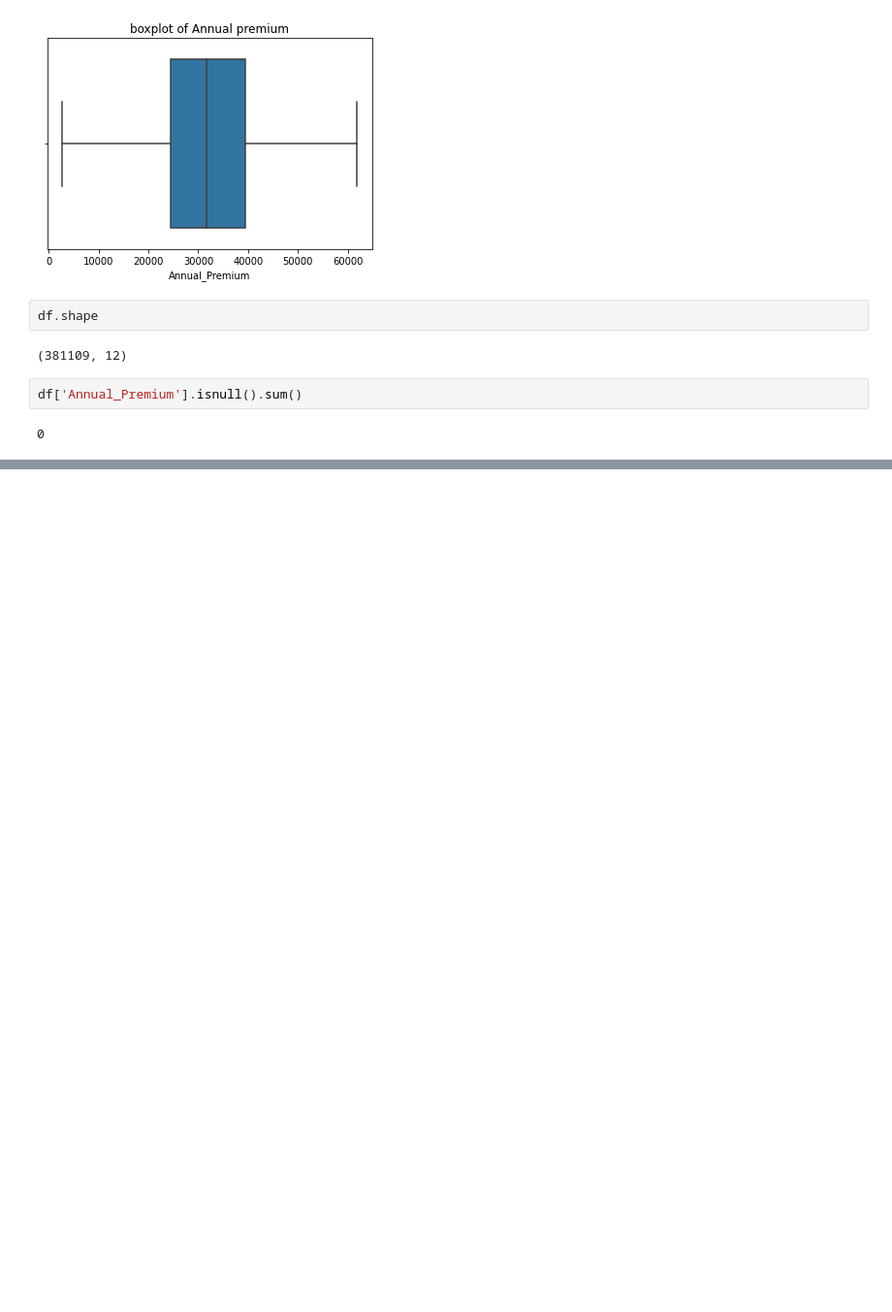
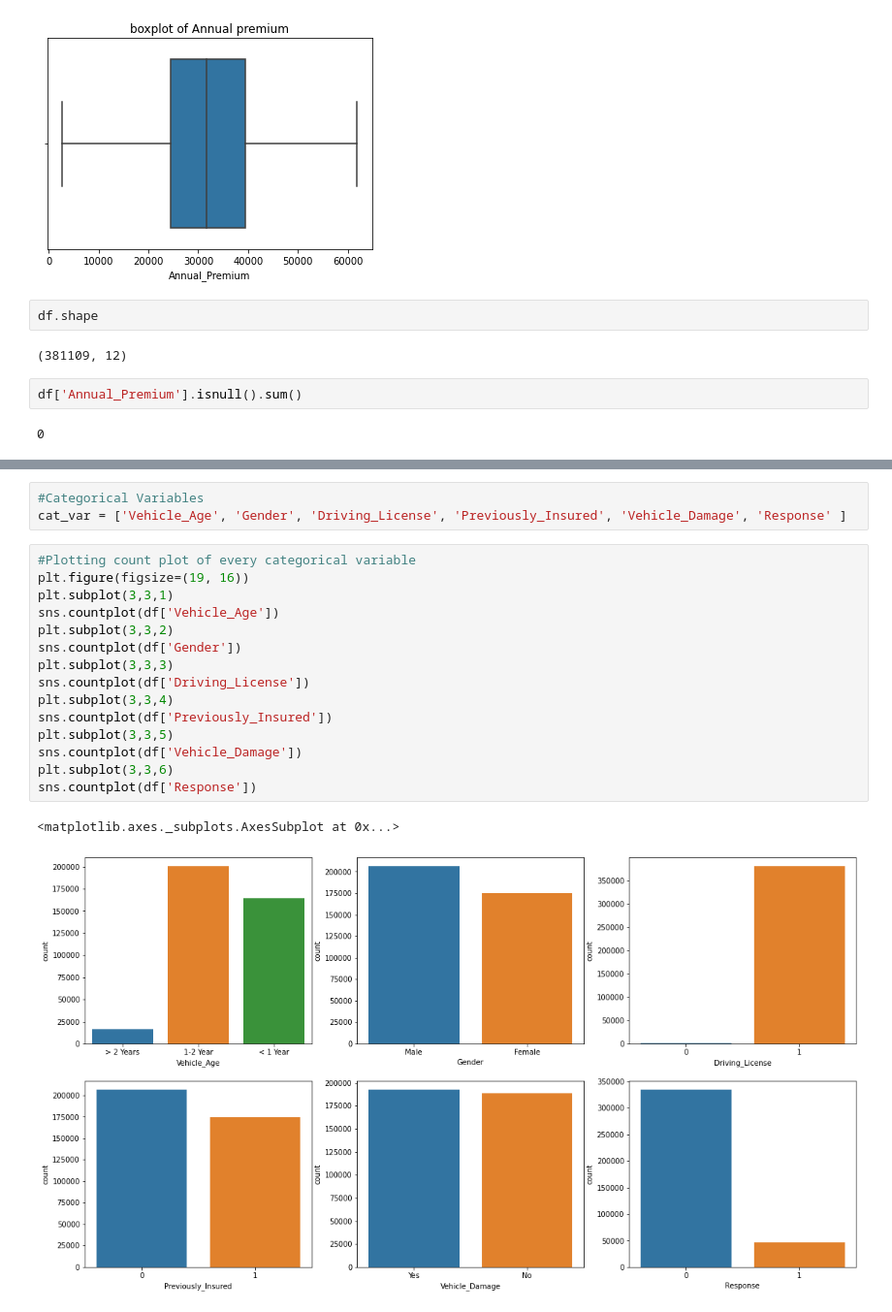
Before and after one commit to sapanapawar/Health-Insurance-Cross-Sell-Prediction, a Jupyter notebook: HEALTH_INSURANCE_CROSS_SELL_PREDICTION.ipynb, the cells around one changed output, grey strips where cells are left out. Shown at 97% size. Drawn from its saved outputs; the diff is of its cells as text; blank space fills up the shorter version.

```diff
--- a/HEALTH_INSURANCE_CROSS_SELL_PREDICTION.ipynb
+++ b/HEALTH_INSURANCE_CROSS_SELL_PREDICTION.ipynb
@@ -246,0 +279,21 @@ df['Annual_Premium'].isnull().sum()
+# %%
+#Categorical Variables
+cat_var = ['Vehicle_Age', 'Gender', 'Driving_License', 'Previously_Insured', 'Vehicle_Damage', 'Response' ]
+# %%
+#Plotting count plot of every categorical variable
+plt.figure(figsize=(19, 16))
+plt.subplot(3,3,1)
+sns.countplot(df['Vehicle_Age'])
+plt.subplot(3,3,2)
+sns.countplot(df['Gender'])
+plt.subplot(3,3,3)
+sns.countplot(df['Driving_License'])
+plt.subplot(3,3,4)
+sns.countplot(df['Previously_Insured'])
+plt.subplot(3,3,5)
+sns.countplot(df['Vehicle_Damage'])
+plt.subplot(3,3,6)
+sns.countplot(df['Response'])
+# %% [output]
+<matplotlib.axes._subplots.AxesSubplot at 0x...>
+[figure, added]
```
Also changed, not shown: parts of 26 cells of this notebook.
